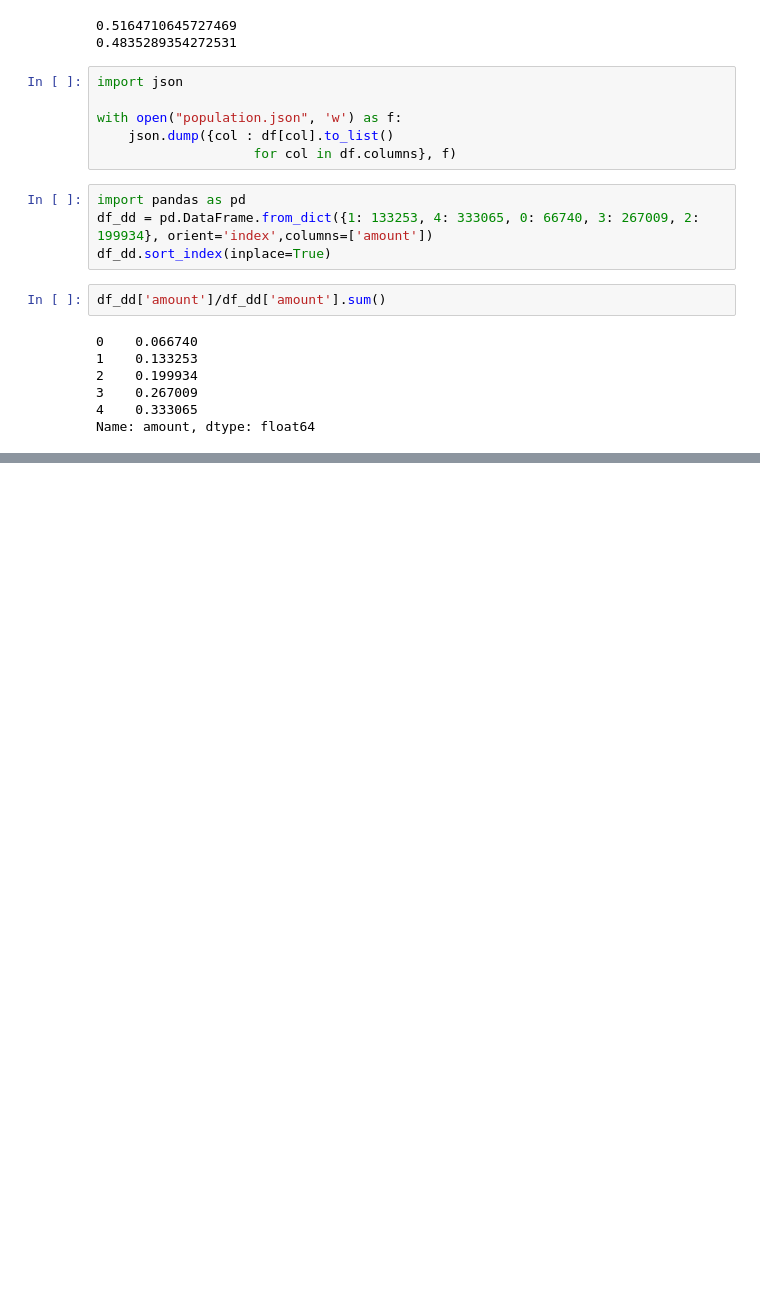
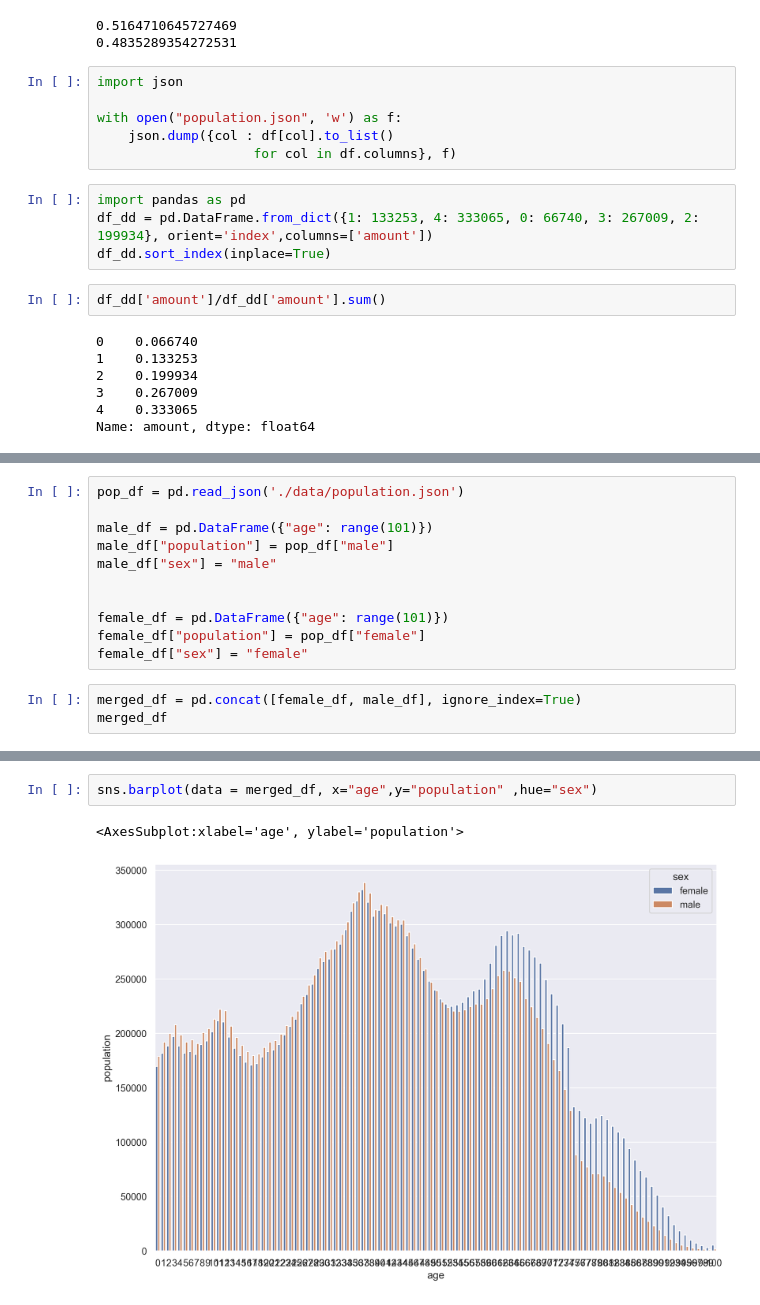
Before and after one commit to pawpie-otw/BEng_project, a Jupyter notebook: analysis/analysis_age_sex.ipynb, the cells around one changed output, grey strips where cells are left out. Drawn from its saved outputs; the diff is of its cells as text; blank space fills up the shorter version.

```diff
--- a/analysis/analysis_age_sex.ipynb
+++ b/analysis/analysis_age_sex.ipynb
@@ -94,0 +78,14 @@ pop_df
+# %%
+pop_df = pd.read_json('./data/population.json')
+
+male_df = pd.DataFrame({"age": range(101)})
+male_df["population"] = pop_df["male"]
+male_df["sex"] = "male"
+
+
+female_df = pd.DataFrame({"age": range(101)})
+female_df["population"] = pop_df["female"]
+female_df["sex"] = "female"
+# %%
+merged_df = pd.concat([female_df, male_df], ignore_index=True)
+merged_df
@@ -94,0 +106,5 @@ pop_df
+# %%
+sns.barplot(data = merged_df, x="age",y="population" ,hue="sex")
+# %% [output]
+<AxesSubplot:xlabel='age', ylabel='population'>
+[figure, added]
```
Also changed, not shown: parts of 3 cells of this notebook, 11 other files.
